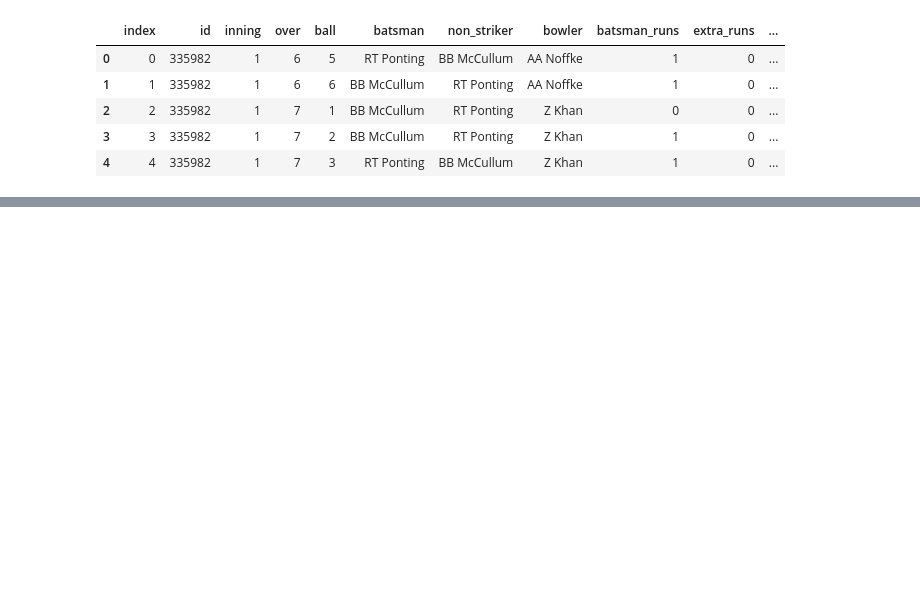
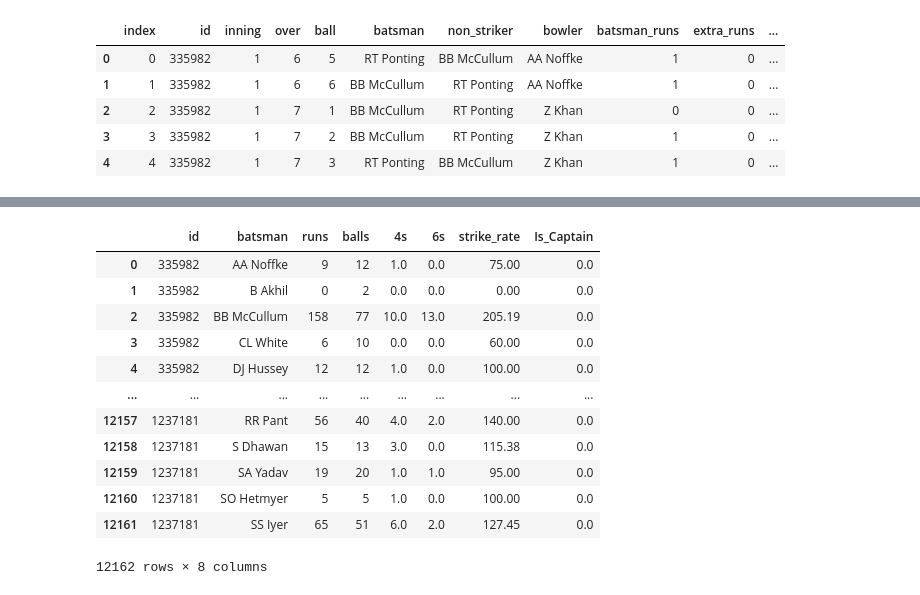
Before and after one commit to akashpagi/DATA-ANALYSIS-FOR-DATA-SCIENCE, a Jupyter notebook: EXTRA SESSION - ETL USING AWS RDS.ipynb, the cells around one changed output, grey strips where cells are left out. Cells and saved outputs as stored; diff of their text form; code cells hidden in the pictures; blank space fills up the shorter version.

```diff
--- a/EXTRA SESSION - ETL USING AWS RDS.ipynb
+++ b/EXTRA SESSION - ETL USING AWS RDS.ipynb
@@ -38,0 +130,3 @@ delivery.head()
+# %%
+final_df['strike_rate'] = round((runs_and_balls['batsman_runs_runs']/runs_and_balls['batsman_runs_balls'])*100, 2)
+final_df
@@ -38,0 +147,29 @@ delivery.head()
+# %%
+final_df = final_df.merge(temp_df,left_on=['id','batsman'],right_on=['Match_Id','Player_Name'],how='left').drop(columns=['Player_Name','Match_Id']).fillna(0)
+# %%
+final_df.fillna(0, inplace=True)
+# %%
+final_df.rename(
+    columns={
+        'batsman_runs_runs':'runs',
+        'batsman_runs_balls':'balls',
+        'batsman_runs_x':'4s',
+        'batsman_runs_y':'6s',
+    }, inplace=True
+)
+# %%
+final_df
+# %% [output]
+|  | id | batsman | runs | balls | 4s | 6s | strike_rate | Is_Captain |
+| 0 | 335982 | AA Noffke | 9 | 12 | 1.0 | 0.0 | 75.00 | 0.0 |
+| 1 | 335982 | B Akhil | 0 | 2 | 0.0 | 0.0 | 0.00 | 0.0 |
+| 2 | 335982 | BB McCullum | 158 | 77 | 10.0 | 13.0 | 205.19 | 0.0 |
+| 3 | 335982 | CL White | 6 | 10 | 0.0 | 0.0 | 60.00 | 0.0 |
+| 4 | 335982 | DJ Hussey | 12 | 12 | 1.0 | 0.0 | 100.00 | 0.0 |
+| ... | ... | ... | ... | ... | ... | ... | ... | ... |
+| 12157 | 1237181 | RR Pant | 56 | 40 | 4.0 | 2.0 | 140.00 | 0.0 |
+| 12158 | 1237181 | S Dhawan | 15 | 13 | 3.0 | 0.0 | 115.38 | 0.0 |
+| 12159 | 1237181 | SA Yadav | 19 | 20 | 1.0 | 1.0 | 95.00 | 0.0 |
+| 12160 | 1237181 | SO Hetmyer | 5 | 5 | 1.0 | 0.0 | 100.00 | 0.0 |
+| 12161 | 1237181 | SS Iyer | 65 | 51 | 6.0 | 2.0 | 127.45 | 0.0 |
+12162 rows × 8 columns
```
Also changed, not shown: parts of 14 cells of this notebook.
